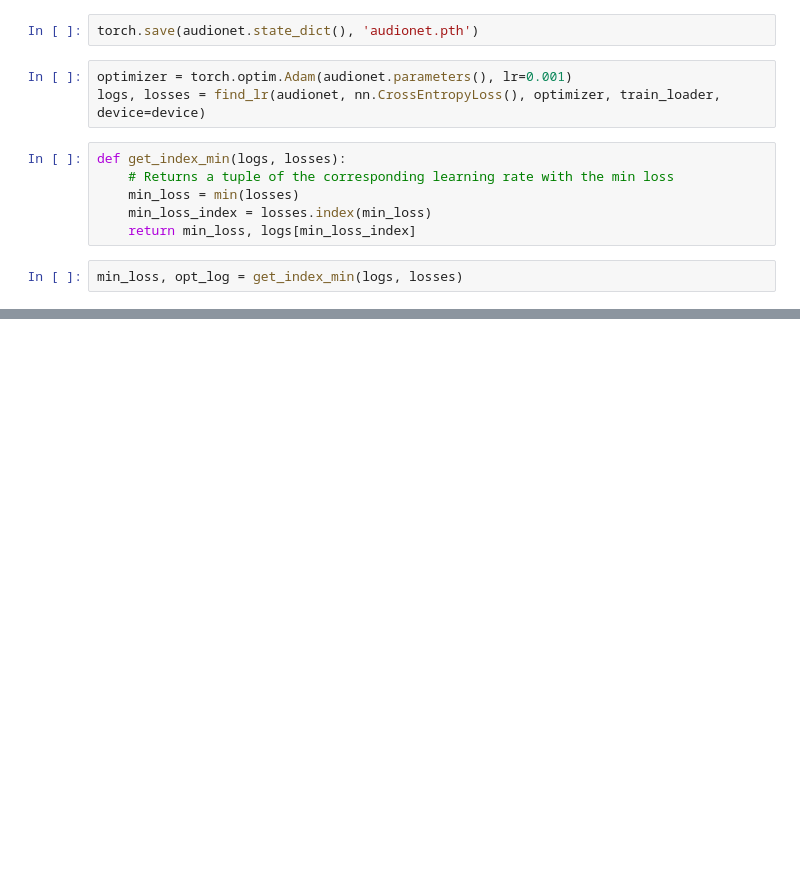
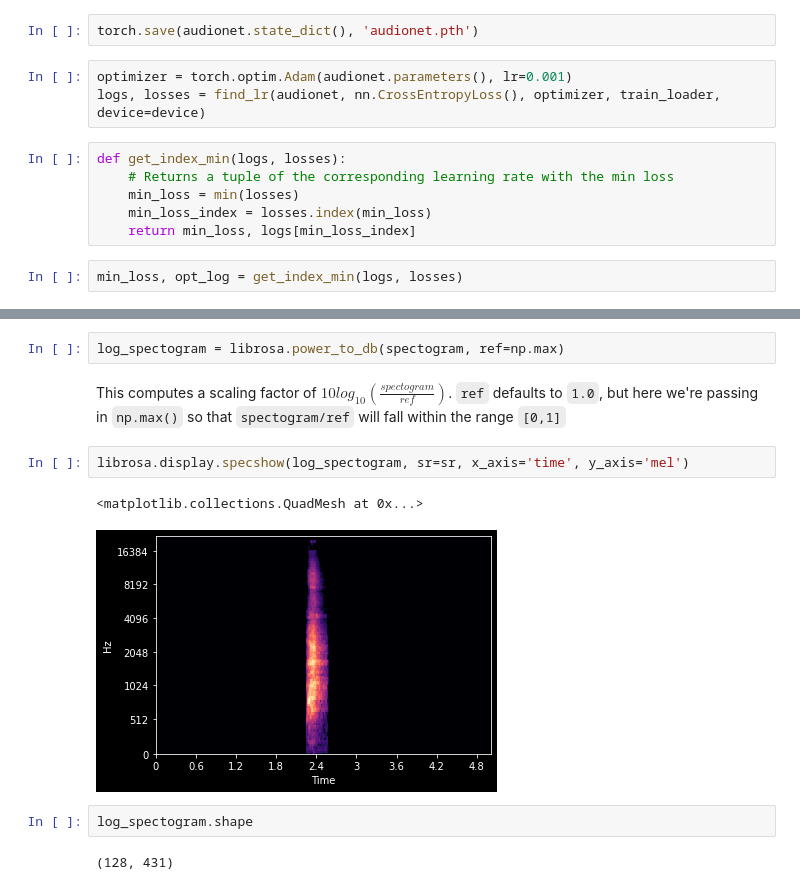
Before and after one commit to lenoqt/PyTorch, a Jupyter notebook: Book-1/Chapter 6 - Torchaudio.ipynb, the cells around one changed output, grey strips where cells are left out. Cells and saved outputs as stored; diff of their text form; blank space fills up the shorter version.

````diff
--- a/Book-1/Chapter 6 - Torchaudio.ipynb
+++ b/Book-1/Chapter 6 - Torchaudio.ipynb
@@ -327,0 +408,13 @@ plt.show()
+# %%
+log_spectogram = librosa.power_to_db(spectogram, ref=np.max)
+# %% [markdown]
+This computes a scaling factor of $10log_{10}(\frac{{spectogram}}{ref})$. ```ref``` defaults to ```1.0```, but here we're passing in ```np.max()``` so that ```spectogram/ref``` will fall within the range ```[0,1]```
+# %%
+librosa.display.specshow(log_spectogram, sr=sr, x_axis='time', y_axis='mel')
+# %% [output]
+<matplotlib.collections.QuadMesh at 0x...>
+[figure, added]
+# %%
+log_spectogram.shape
+# %% [output]
+(128, 431)
````
Also changed, not shown: parts of 20 cells of this notebook.
